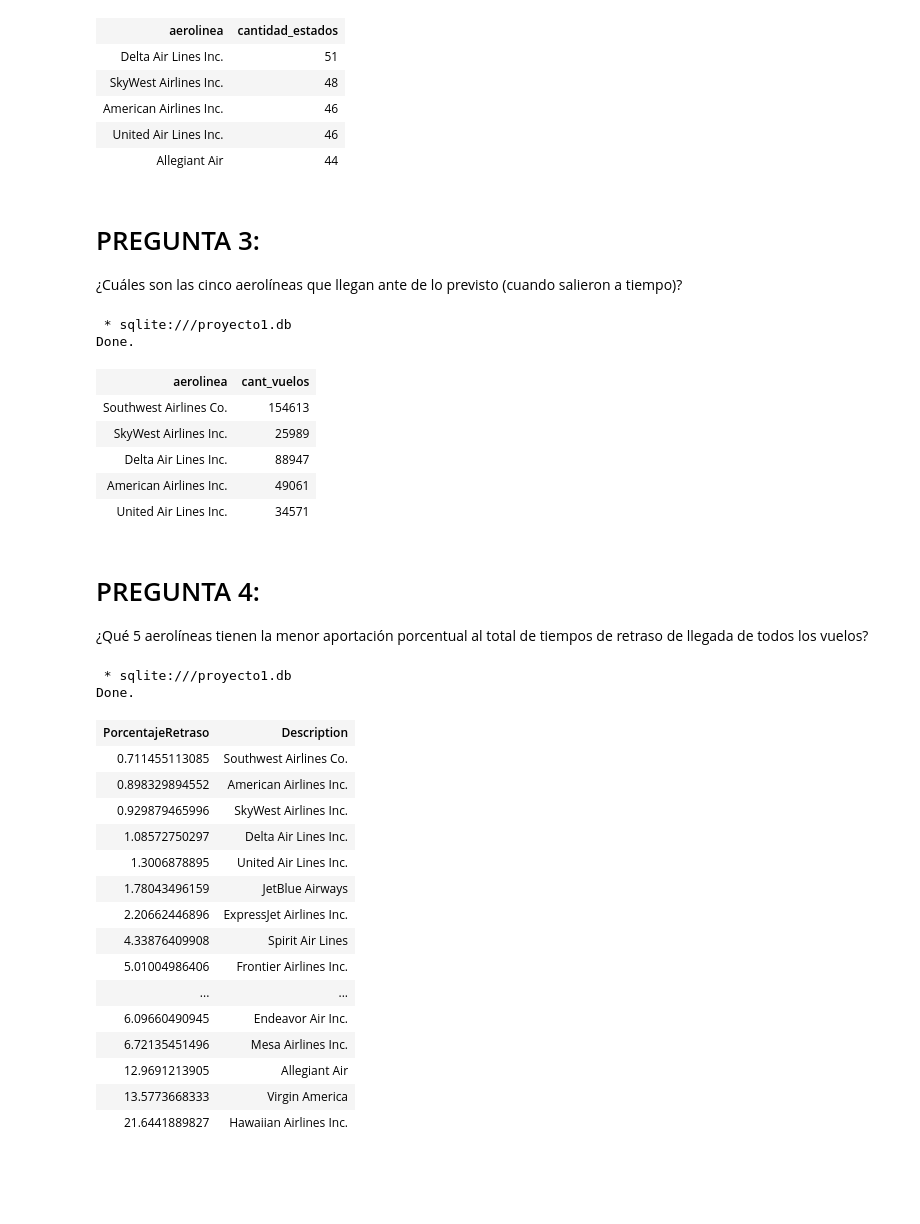
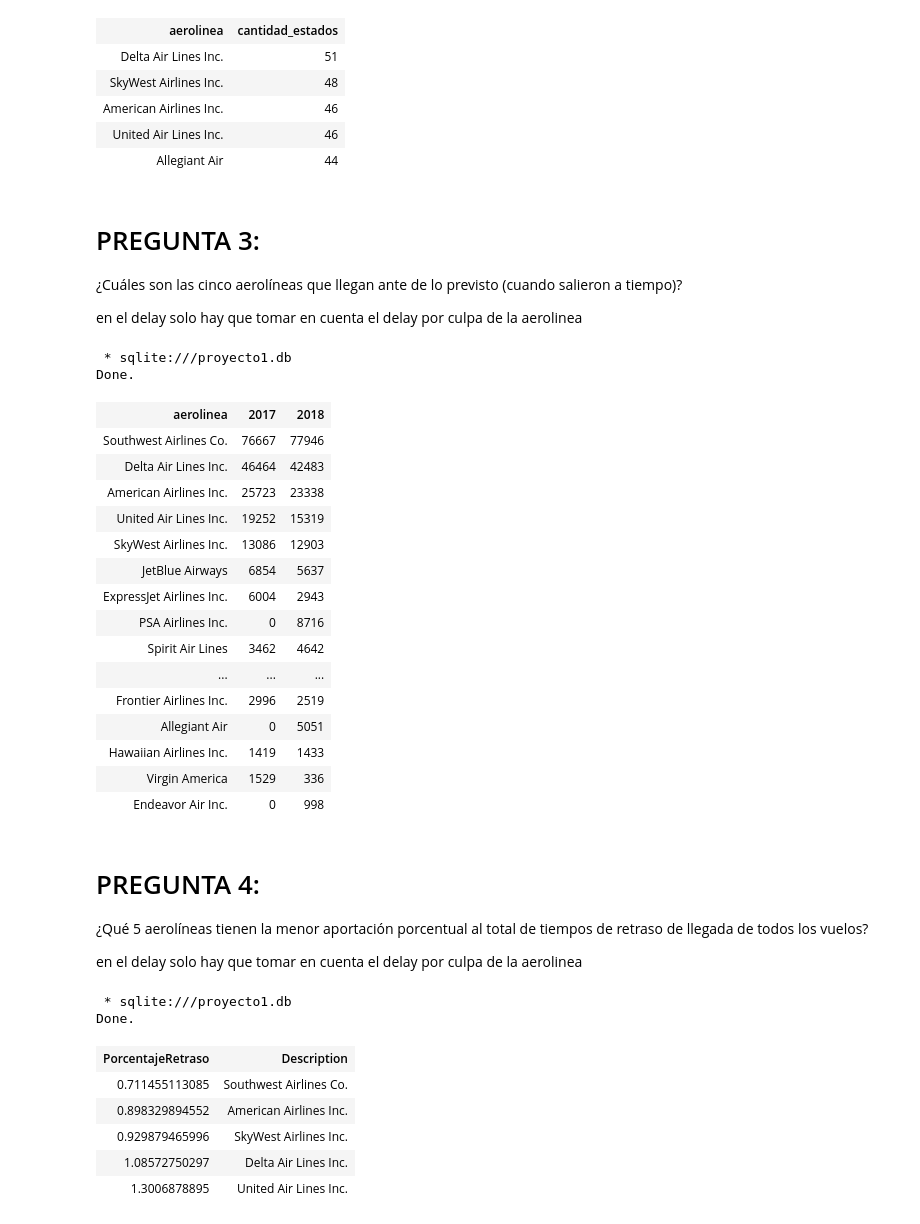
Before and after one commit to diazMafer/Proyecto1-DB, a Jupyter notebook: proy1 borrador.ipynb, the cells around one changed output. Drawn from its saved outputs; the diff is of its cells as text; code cells hidden in the pictures; blank space fills up the shorter version.

```diff
--- a/proy1 borrador.ipynb
+++ b/proy1 borrador.ipynb
@@ -168,28 +122,42 @@ Done.
 # PREGUNTA 3:
 
 ¿Cuáles son las cinco aerolíneas que llegan ante de lo previsto (cuando salieron a tiempo)?
+
+
+en el delay solo hay que tomar en cuenta el delay por culpa de la aerolinea
 # %%
 %%sql
-SELECT DISTINCT unique_carriers.Description as aerolinea, COUNT(*) as cant_vuelos
+SELECT DISTINCT unique_carriers.Description as aerolinea, SUM(CASE WHEN "Year"="2017" THEN 1 ELSE 0 END) as "CantidadVuelos2017", SUM(CASE WHEN "Year"="2018" THEN 1 ELSE 0 END) as "CantidadVuelos2018"
 FROM ontime
-INNER JOIN unique_carriers ON unique_carriers.Code = ontime.IATA_CODE_Reporting_Airline
+INNER JOIN unique_carriers ON unique_carriers.Code = ontime.Reporting_Airline
 WHERE DepDelay = 0 and ArrDelay < 0
-GROUP BY IATA_CODE_Reporting_Airline
-ORDER BY COUNT(DISTINCT Flight_Number_Reporting_Airline) DESC
-LIMIT 5;
+GROUP BY Reporting_Airline
+ORDER BY ("2017"+"2018") DESC
 # %% [output]
  * sqlite:///proyecto1.db
 Done.
-| aerolinea | cant_vuelos |
-| Southwest Airlines Co. | 154613 |
-| SkyWest Airlines Inc. | 25989 |
-| Delta Air Lines Inc. | 88947 |
-| American Airlines Inc. | 49061 |
-| United Air Lines Inc. | 34571 |
+| aerolinea | 2017 | 2018 |
+| Southwest Airlines Co. | 76667 | 77946 |
+| Delta Air Lines Inc. | 46464 | 42483 |
+| American Airlines Inc. | 25723 | 23338 |
+| United Air Lines Inc. | 19252 | 15319 |
+| SkyWest Airlines Inc. | 13086 | 12903 |
+| JetBlue Airways | 6854 | 5637 |
+| ExpressJet Airlines Inc. | 6004 | 2943 |
+| PSA Airlines Inc. | 0 | 8716 |
+| Spirit Air Lines | 3462 | 4642 |
+| ... | ... | ... |
+| Frontier Airlines Inc. | 2996 | 2519 |
+| Allegiant Air | 0 | 5051 |
+| Hawaiian Airlines Inc. | 1419 | 1433 |
+| Virgin America | 1529 | 336 |
+| Endeavor Air Inc. | 0 | 998 |
 # %% [markdown]
 # PREGUNTA 4:
 
 ¿Qué 5 aerolíneas tienen la menor aportación porcentual al total de tiempos de retraso de llegada de todos los vuelos?
+
+en el delay solo hay que tomar en cuenta el delay por culpa de la aerolinea
 # %%
 %%sql
 
@@ -205,6 +173,7 @@ JOIN unique_carriers U ON U.code = ontime.Reporting_Airline
 WHERE arrDelay>0
 GROUP BY Reporting_Airline
 ORDER BY PorcentajeRetraso ASC
+LIMIT 5;
 # %% [output]
  * sqlite:///proyecto1.db
 Done.
@@ -214,13 +183,3 @@ Done.
 | 0.929879465996 | SkyWest Airlines Inc. |
 | 1.08572750297 | Delta Air Lines Inc. |
 | 1.3006878895 | United Air Lines Inc. |
-| 1.78043496159 | JetBlue Airways |
-| 2.20662446896 | ExpressJet Airlines Inc. |
-| 4.33876409908 | Spirit Air Lines |
-| 5.01004986406 | Frontier Airlines Inc. |
-| ... | ... |
-| 6.09660490945 | Endeavor Air Inc. |
-| 6.72135451496 | Mesa Airlines Inc. |
-| 12.9691213905 | Allegiant Air |
-| 13.5773668333 | Virgin America |
-| 21.6441889827 | Hawaiian Airlines Inc. |
```
Also changed, not shown: parts of 29 cells of this notebook.
